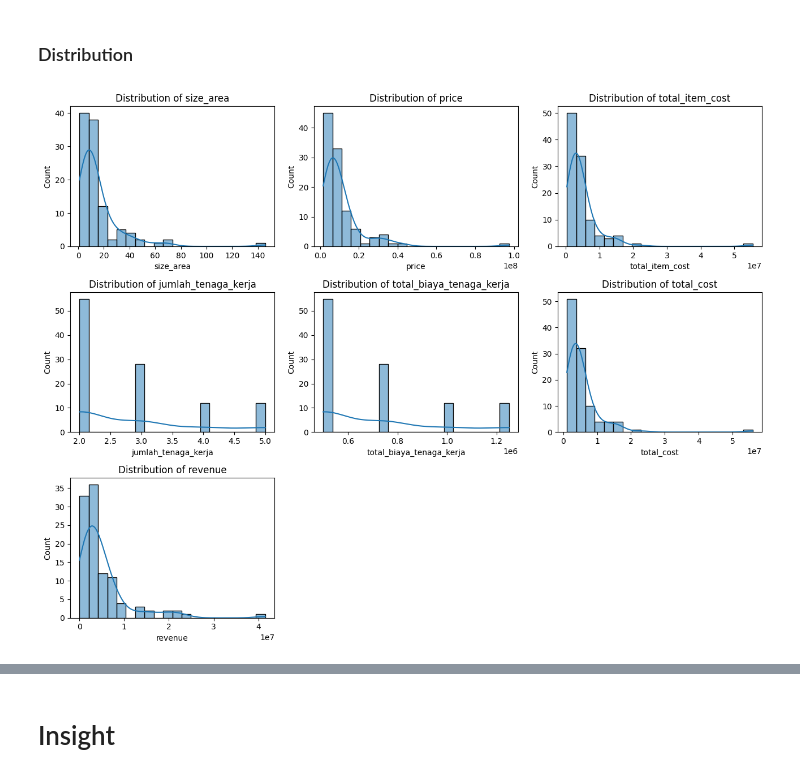
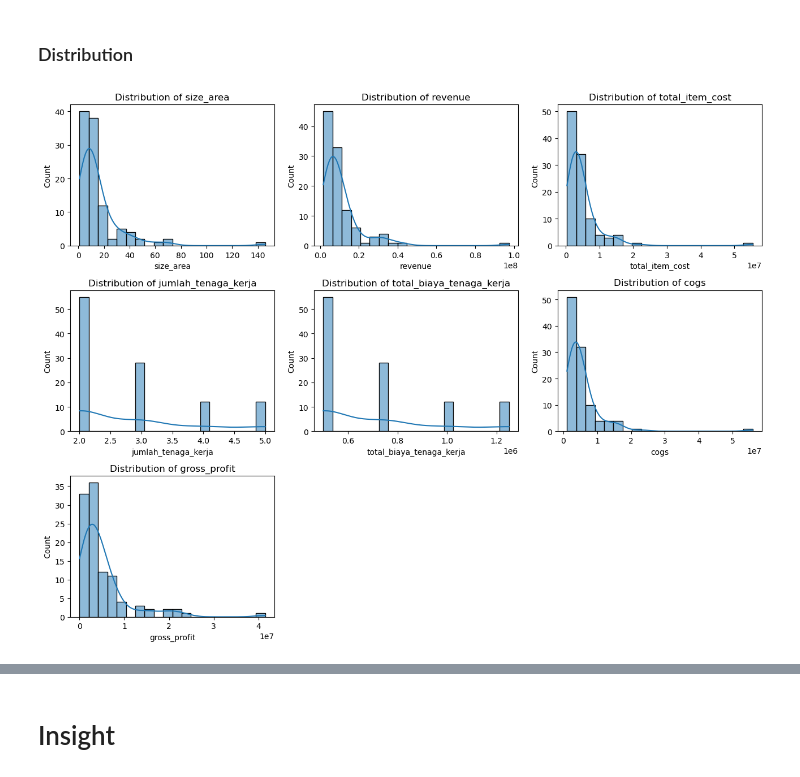
Before and after one commit to belindaingridinaa/MES-GardenBuild, a Jupyter notebook: garden_build_analysis.ipynb, the cells around one changed output, grey strips where cells are left out. Drawn from its saved outputs; the diff is of its cells as text; code cells hidden in the pictures.

```diff
--- a/garden_build_analysis.ipynb
+++ b/garden_build_analysis.ipynb
@@ -292,13 +289,13 @@ plt.show()
 # %%
 df['date'] = pd.to_datetime(df['date'])
 # %%
-df['price'] = df['price'].astype('int64')
+df['revenue'] = df['revenue'].astype('int64')
 # %%
 df['total_item_cost'] = df['total_item_cost'].astype('int64')
 # %%
-df['total_cost'] = df['total_cost'].astype('int64')
+df['cogs'] = df['cogs'].astype('int64')
 # %%
-df['revenue'] = df['revenue'].astype('int64')
+df['gross_profit'] = df['gross_profit'].astype('int64')
 # %%
 df.info()
 # %% [output]
@@ -362,8 +358,8 @@ city_transform = {
     'South Tangerang City': 'Tanggerang Selatan',
 }
 # %%
-df['province_name'] = df['province_name'].replace(province_transform)
-df['city_name'] = df['city_name'].replace(city_transform)
+df['province_name'] = df['province'].replace(province_transform)
+df['city'] = df['city'].replace(city_transform)
 # %% [markdown]
 # Exploratory Data Analysis (EDA)
 # %% [markdown]
@@ -524,37 +498,37 @@ dtype: float64
 # %%
 plt.figure(figsize=(13, 10))
 
 plt.subplot(3, 3, 1)
 sns.histplot(df['size_area'], bins=20, kde=True)
 plt.title('Distribution of size_area')
 
 plt.subplot(3, 3, 2)
-sns.histplot(df['price'], bins=20, kde=True)
-plt.title('Distribution of price')
+sns.histplot(df['revenue'], bins=20, kde=True)
+plt.title('Distribution of revenue')
 
 plt.subplot(3, 3, 3)
 sns.histplot(df['total_item_cost'], bins=20, kde=True)
 plt.title('Distribution of total_item_cost')
 
 plt.subplot(3, 3, 4)
 sns.histplot(df['jumlah_tenaga_kerja'], bins=20, kde=True)
 plt.title('Distribution of jumlah_tenaga_kerja')
 
 plt.subplot(3, 3, 5)
 sns.histplot(df['total_biaya_tenaga_kerja'], bins=20, kde=True)
 plt.title('Distribution of total_biaya_tenaga_kerja')
 
 plt.subplot(3, 3, 6)
-sns.histplot(df['total_cost'], bins=20, kde=True)
-plt.title('Distribution of total_cost')
+sns.histplot(df['cogs'], bins=20, kde=True)
+plt.title('Distribution of cogs')
 
 plt.subplot(3, 3, 7)
-sns.histplot(df['revenue'], bins=20, kde=True)
-plt.title('Distribution of revenue')
+sns.histplot(df['gross_profit'], bins=20, kde=True)
+plt.title('Distribution of gross_profit')
 
 plt.tight_layout()
 plt.show()
 # %% [output]
-[figure, old version]
+[figure, new version]
 # %%
 plt.figure(figsize=(8,6))
```
Also changed, not shown: parts of 27 cells of this notebook.
